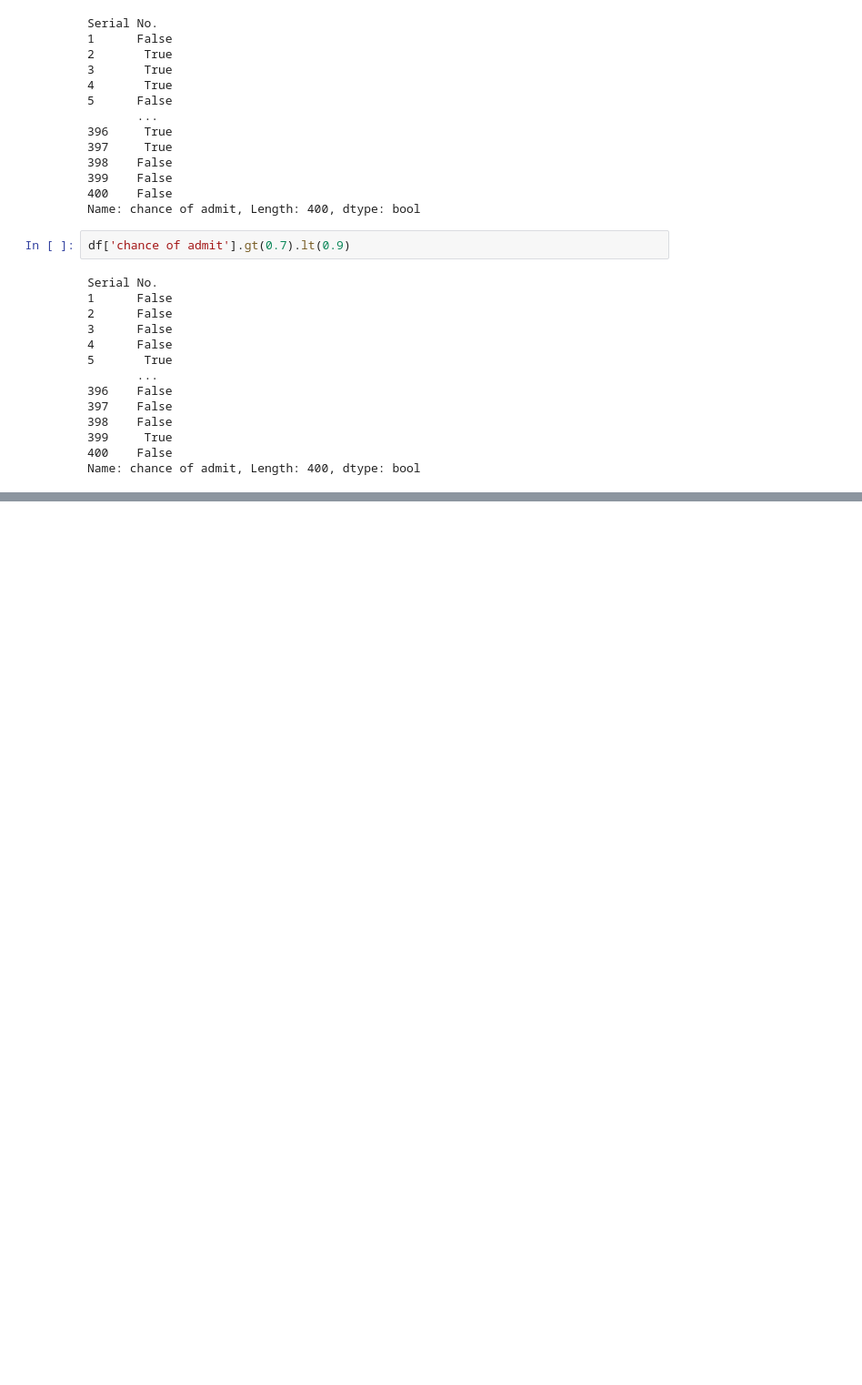
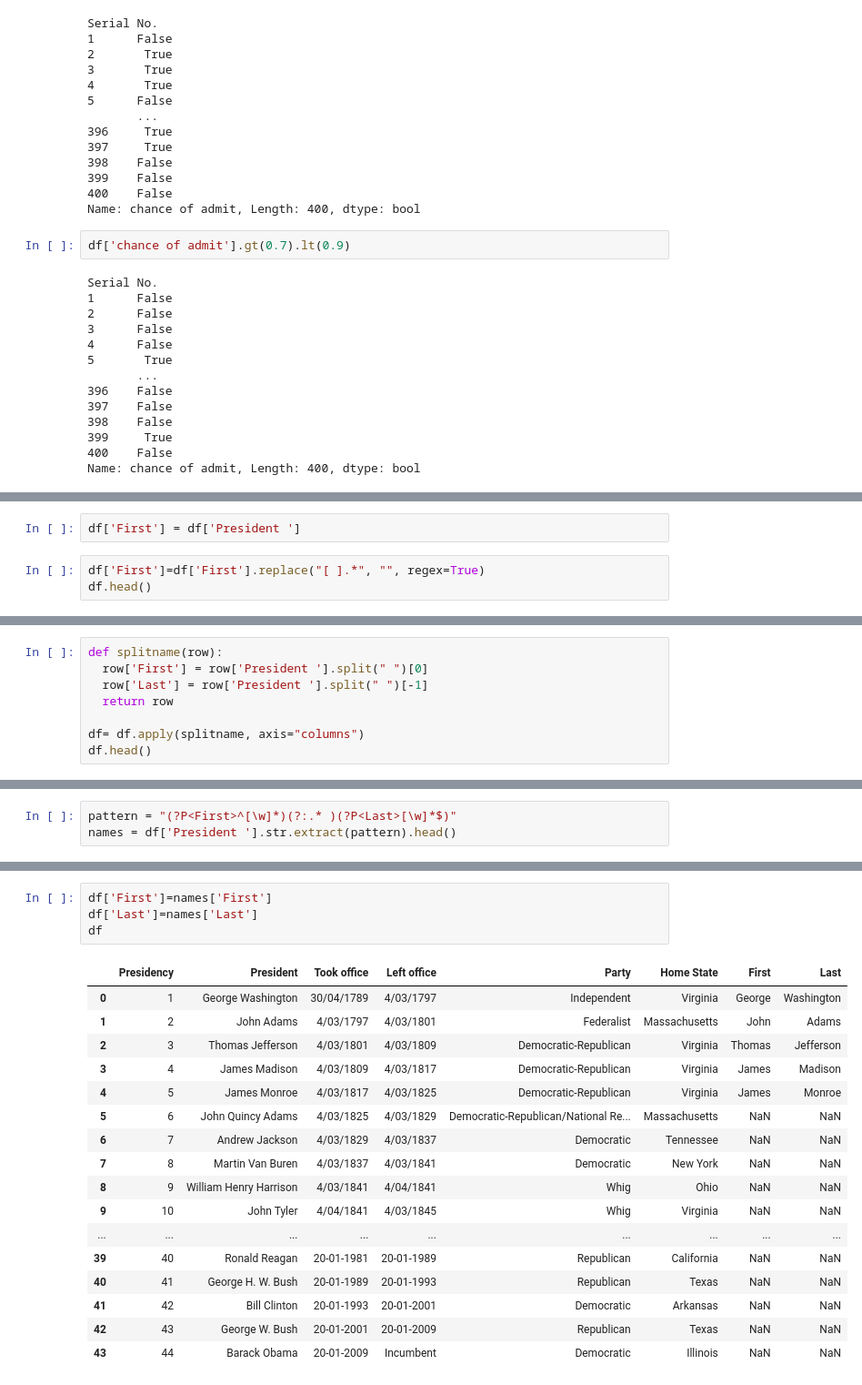
Before and after one commit to varun2068/Data-Science, a Jupyter notebook: Week_2.ipynb, the cells around one changed output, grey strips where cells are left out. Shown at 91% size. Cells and saved outputs as stored; diff of their text form; blank space fills up the shorter version.

```diff
--- a/Week_2.ipynb
+++ b/Week_2.ipynb
@@ -702,0 +1005,5 @@ Name: chance of admit, Length: 400, dtype: bool
+# %%
+df['First'] = df['President ']
+# %%
+df['First']=df['First'].replace("[ ].*", "", regex=True)
+df.head()
@@ -702,0 +1019,8 @@ Name: chance of admit, Length: 400, dtype: bool
+# %%
+def splitname(row):
+  row['First'] = row['President '].split(" ")[0]
+  row['Last'] = row['President '].split(" ")[-1]
+  return row
+
+df= df.apply(splitname, axis="columns")
+df.head()
@@ -702,0 +1045,3 @@ Name: chance of admit, Length: 400, dtype: bool
+# %%
+pattern = "(?P<First>^[\w]*)(?:.* )(?P<Last>[\w]*$)"
+names = df['President '].str.extract(pattern).head()
@@ -702,0 +1057,22 @@ Name: chance of admit, Length: 400, dtype: bool
+# %%
+df['First']=names['First']
+df['Last']=names['Last']
+df
+# %% [output]
+|  | Presidency | President | Took office | Left office | Party | Home State | First | Last |
+| 0 | 1 | George Washington | 30/04/1789 | 4/03/1797 | Independent | Virginia | George | Washington |
+| 1 | 2 | John Adams | 4/03/1797 | 4/03/1801 | Federalist | Massachusetts | John | Adams |
+| 2 | 3 | Thomas Jefferson | 4/03/1801 | 4/03/1809 | Democratic-Republican | Virginia | Thomas | Jefferson |
+| 3 | 4 | James Madison | 4/03/1809 | 4/03/1817 | Democratic-Republican | Virginia | James | Madison |
+| 4 | 5 | James Monroe | 4/03/1817 | 4/03/1825 | Democratic-Republican | Virginia | James | Monroe |
+| 5 | 6 | John Quincy Adams | 4/03/1825 | 4/03/1829 | Democratic-Republican/National Re... | Massachusetts | NaN | NaN |
+| 6 | 7 | Andrew Jackson | 4/03/1829 | 4/03/1837 | Democratic | Tennessee | NaN | NaN |
+| 7 | 8 | Martin Van Buren | 4/03/1837 | 4/03/1841 | Democratic | New York | NaN | NaN |
+| 8 | 9 | William Henry Harrison | 4/03/1841 | 4/04/1841 | Whig | Ohio | NaN | NaN |
+| 9 | 10 | John Tyler | 4/04/1841 | 4/03/1845 | Whig | Virginia | NaN | NaN |
+| ... | ... | ... | ... | ... | ... | ... | ... | ... |
+| 39 | 40 | Ronald Reagan | 20-01-1981 | 20-01-1989 | Republican | California | NaN | NaN |
+| 40 | 41 | George H. W. Bush | 20-01-1989 | 20-01-1993 | Republican | Texas | NaN | NaN |
+| 41 | 42 | Bill Clinton | 20-01-1993 | 20-01-2001 | Democratic | Arkansas | NaN | NaN |
+| 42 | 43 | George W. Bush | 20-01-2001 | 20-01-2009 | Republican | Texas | NaN | NaN |
+| 43 | 44 | Barack Obama | 20-01-2009 | Incumbent | Democratic | Illinois | NaN | NaN |
```
Also changed, not shown: parts of 40 cells of this notebook.
